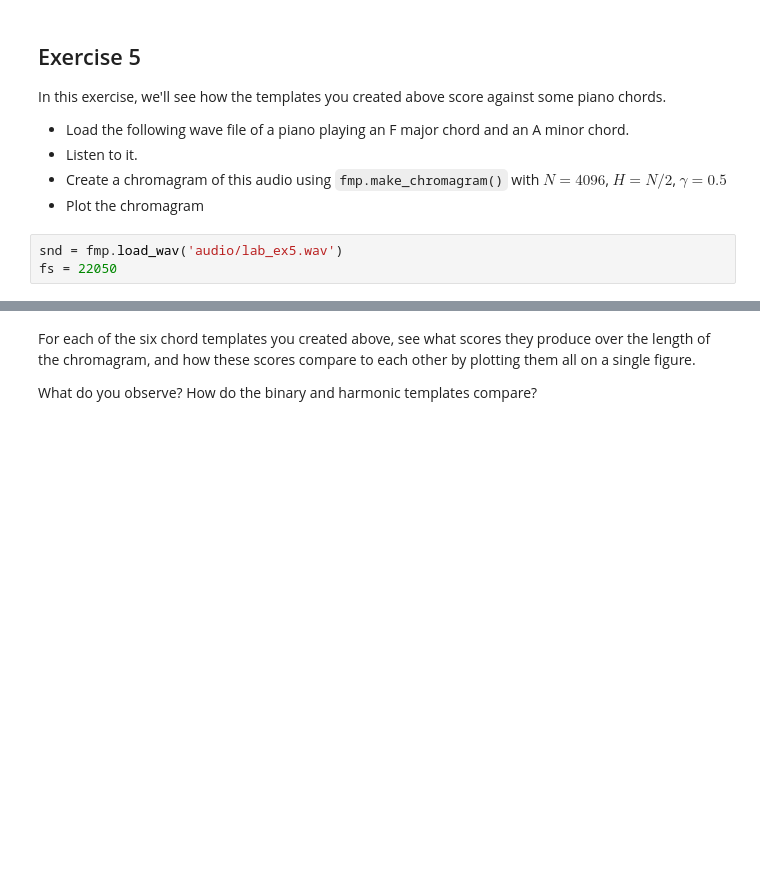
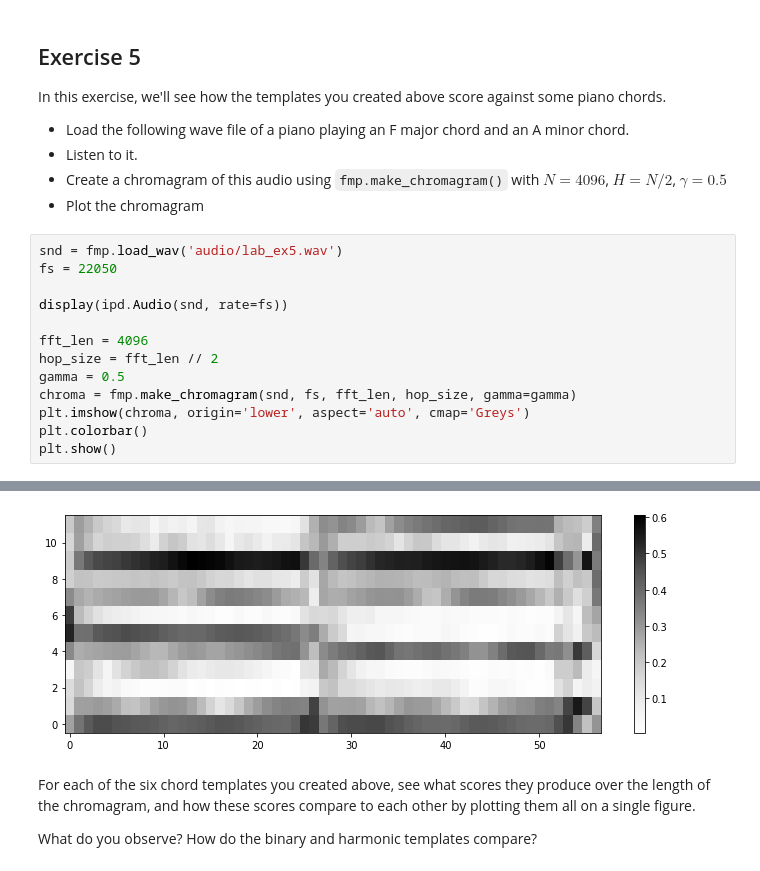
Before and after one commit to jmftrindade/digital_music_processing, a Jupyter notebook: 6_chords/lab6.ipynb, the cells around one changed output, grey strips where cells are left out. Cells and saved outputs as stored; diff of their text form; blank space fills up the shorter version.

```diff
--- a/6_chords/lab6.ipynb
+++ b/6_chords/lab6.ipynb
@@ -257,6 +263,17 @@ In this exercise, we'll see how the templates you created above score against so
 - Listen to it.
 - Create a chromagram of this audio using `fmp.make_chromagram()` with $N=4096$, $H=N/2$, $\gamma = 0.5$
 - Plot the chromagram
-# %%
-snd = fmp.load_wav('audio/lab_ex5.wav')
-fs = 22050
+# %%
+snd = fmp.load_wav('audio/lab_ex5.wav')
+fs = 22050
+
+display(ipd.Audio(snd, rate=fs))
+
+fft_len = 4096
+hop_size = fft_len // 2
+gamma = 0.5
+chroma = fmp.make_chromagram(snd, fs, fft_len, hop_size, gamma=gamma)
+plt.imshow(chroma, origin='lower', aspect='auto', cmap='Greys')
+plt.colorbar()
+plt.show()
+# %% [output]
@@ -263,3 +281,4 @@ fs = 22050
+[figure, added]
 # %% [markdown]
 For each of the six chord templates you created above, see what scores they produce over the length of the chromagram, and how these scores compare to each other by plotting them all on a single figure.
 
```
Also changed, not shown: parts of 6 cells of this notebook.
